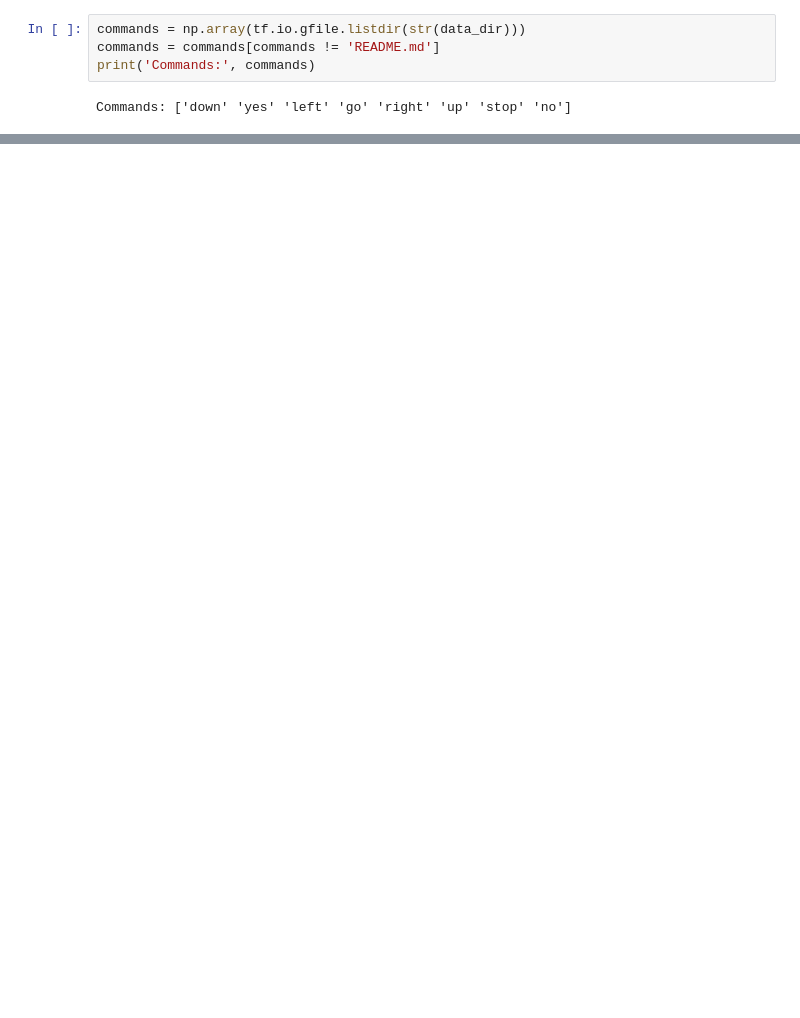
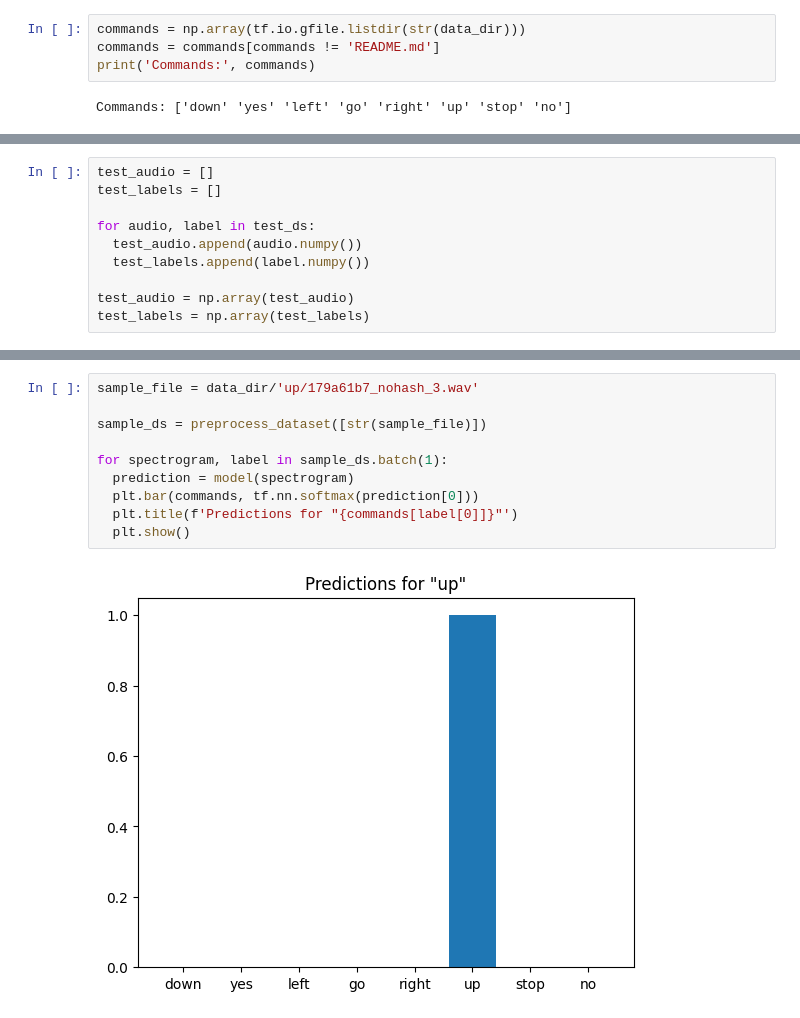
Before and after one commit to adrianchito/googlemapsapi, a Jupyter notebook: TraductorAwayun.ipynb, the cells around one changed output, grey strips where cells are left out. Drawn from its saved outputs; the diff is of its cells as text; blank space fills up the shorter version.

```diff
--- a/TraductorAwayun.ipynb
+++ b/TraductorAwayun.ipynb
@@ -46,0 +318,10 @@ print('Example file tensor:', filenames[0])
+# %%
+test_audio = []
+test_labels = []
+
+for audio, label in test_ds:
+  test_audio.append(audio.numpy())
+  test_labels.append(label.numpy())
+
+test_audio = np.array(test_audio)
+test_labels = np.array(test_labels)
@@ -46,0 +349,12 @@ print('Example file tensor:', filenames[0])
+# %%
+sample_file = data_dir/'up/179a61b7_nohash_3.wav'
+
+sample_ds = preprocess_dataset([str(sample_file)])
+
+for spectrogram, label in sample_ds.batch(1):
+  prediction = model(spectrogram)
+  plt.bar(commands, tf.nn.softmax(prediction[0]))
+  plt.title(f'Predictions for "{commands[label[0]]}"')
+  plt.show()
+# %% [output]
+[figure, added]
```
Also changed, not shown: parts of 27 cells of this notebook.
